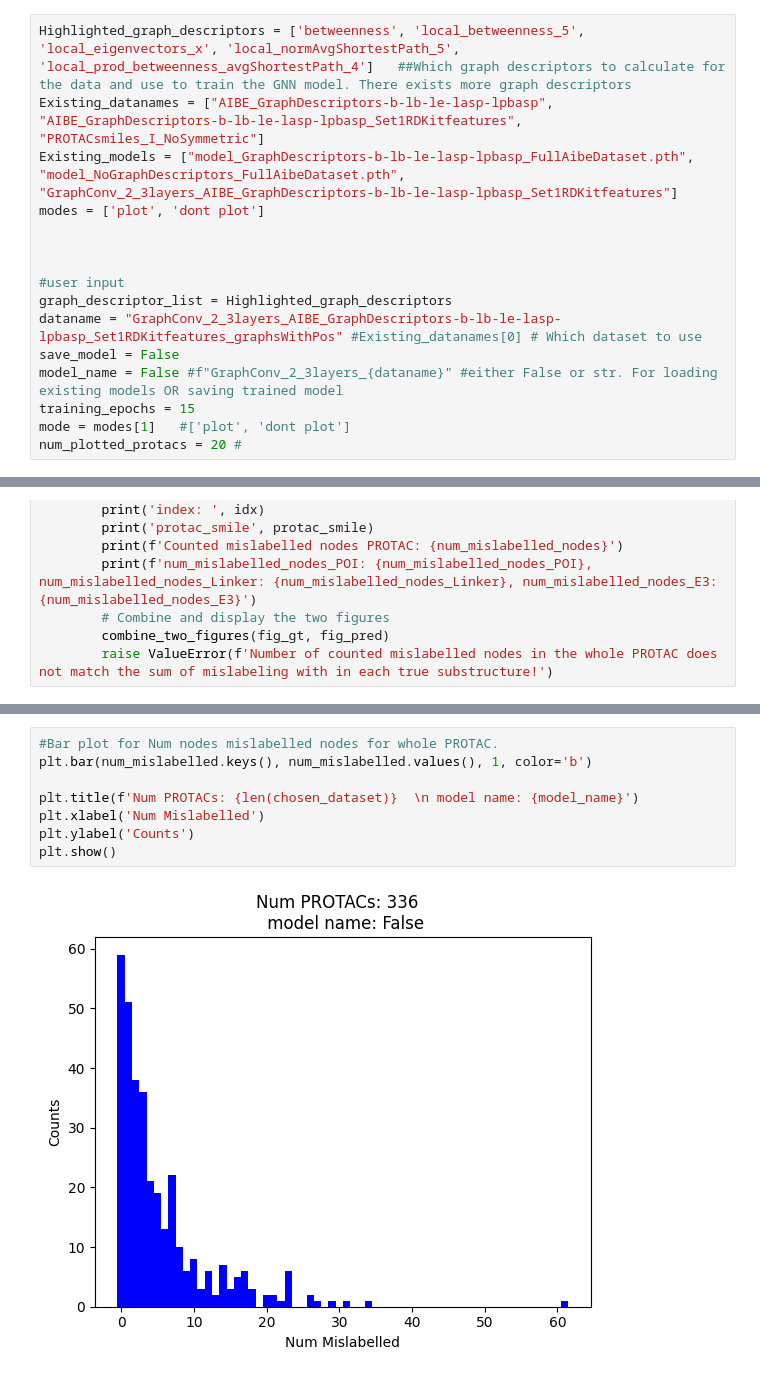
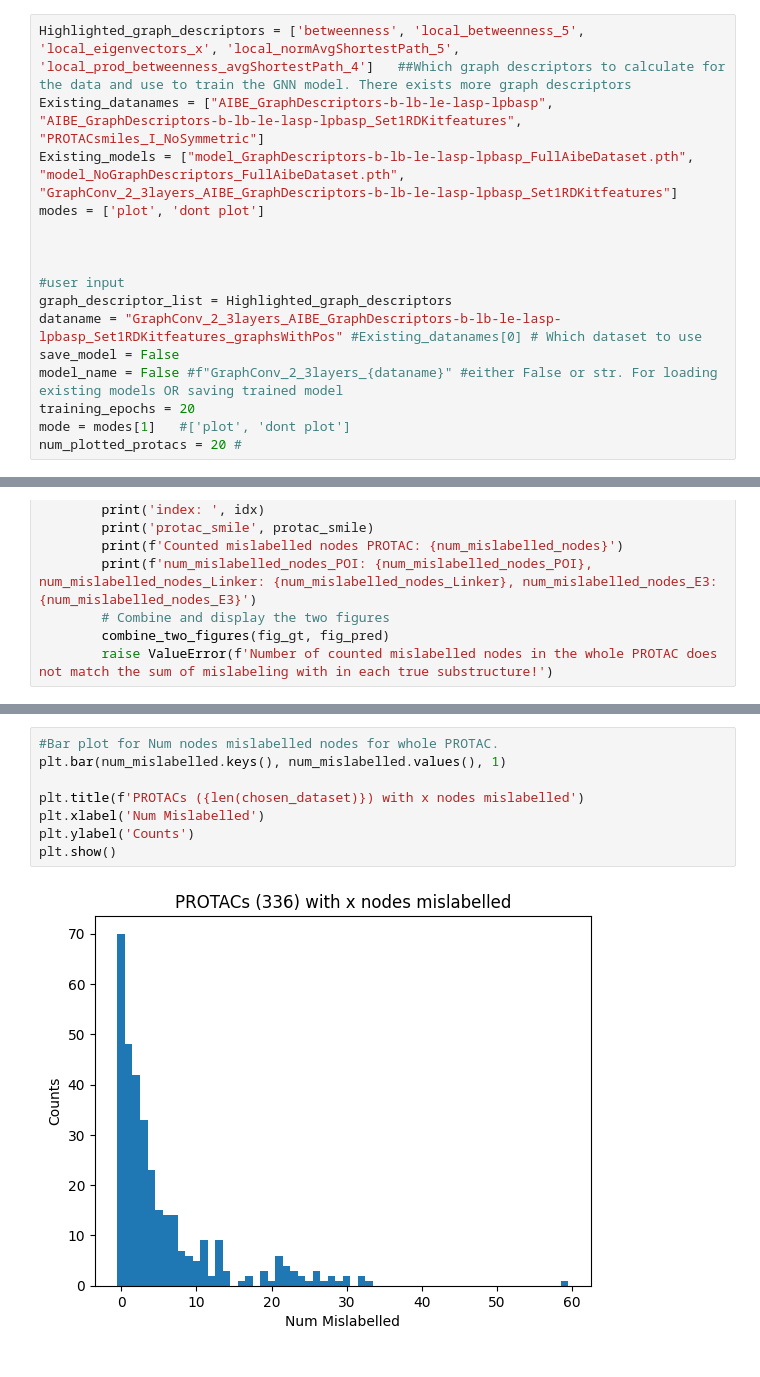
Before and after one commit to ribesstefano/PROTAC-Splitter, a Jupyter notebook: notebooks/GNN/gnn_full_pipeline.ipynb, the cells around one changed output, grey strips where cells are left out. Saved outputs shown, nothing was run; the diff lists cells and outputs as text.

```diff
--- a/notebooks/GNN/gnn_full_pipeline.ipynb
+++ b/notebooks/GNN/gnn_full_pipeline.ipynb
@@ -64,7 +64,7 @@ graph_descriptor_list = Highlighted_graph_descriptors
 dataname = "GraphConv_2_3layers_AIBE_GraphDescriptors-b-lb-le-lasp-lpbasp_Set1RDKitfeatures_graphsWithPos" #Existing_datanames[0] # Which dataset to use
 save_model = False
 model_name = False #f"GraphConv_2_3layers_{dataname}" #either False or str. For loading existing models OR saving trained model
-training_epochs = 15
+training_epochs = 20
 mode = modes[1]   #['plot', 'dont plot']
 num_plotted_protacs = 20 #
 # %% [markdown]
@@ -1474,10 +1441,10 @@ Example: 7 True L & Pred Linker, means that the model correctly predicted 7 link
 # %%
 #Bar plot for Num nodes mislabelled nodes for whole PROTAC.
-plt.bar(num_mislabelled.keys(), num_mislabelled.values(), 1, color='b')
+plt.bar(num_mislabelled.keys(), num_mislabelled.values(), 1)
 
-plt.title(f'Num PROTACs: {len(chosen_dataset)}  \n model name: {model_name}')
+plt.title(f'PROTACs ({len(chosen_dataset)}) with x nodes mislabelled')
 plt.xlabel('Num Mislabelled')
 plt.ylabel('Counts')
 plt.show()
 # %% [output]
-[figure, old version]
+[figure, new version]
```
Also changed, not shown: parts of 12 cells of this notebook.
